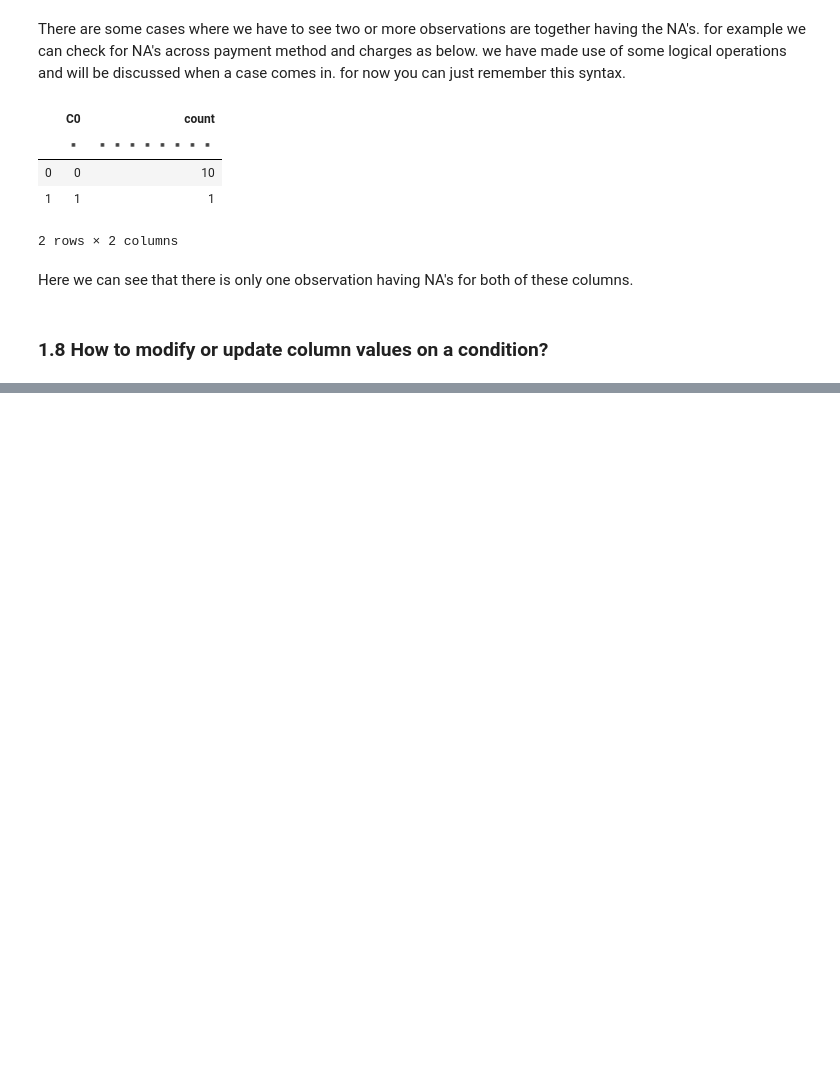
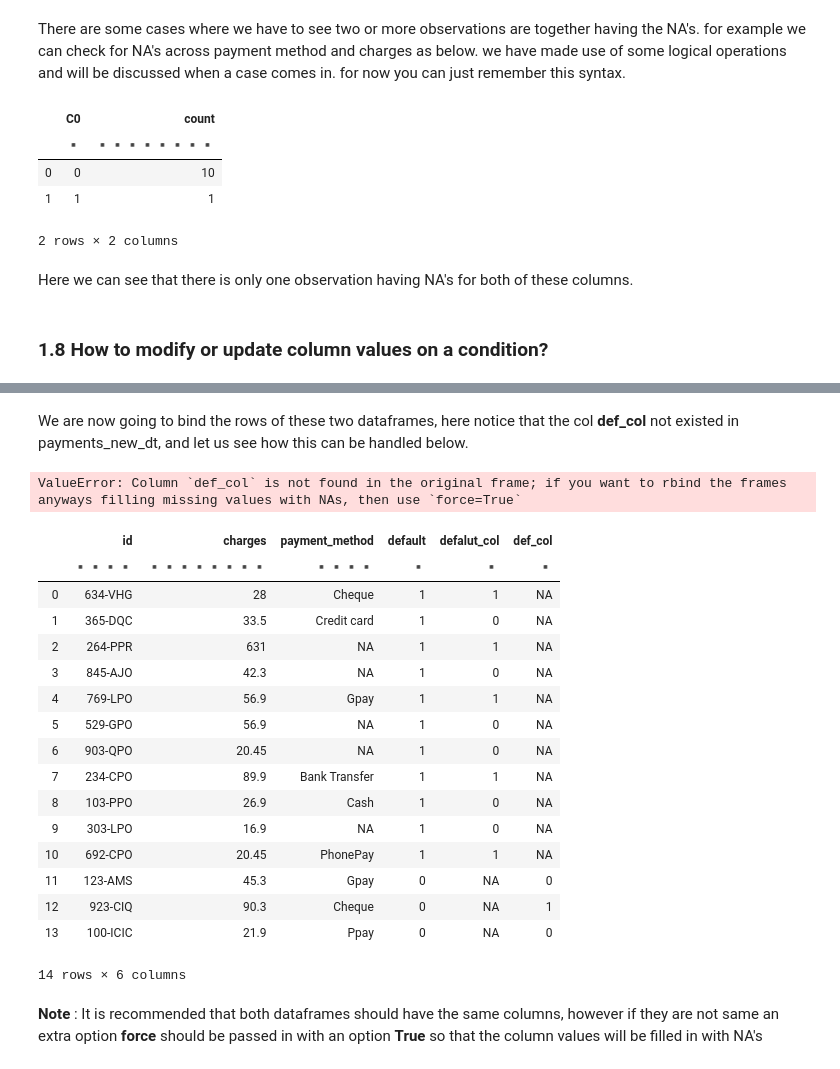
Before and after one commit to myamullaciencia/datatable_cook_book, a Jupyter notebook: py_datatable_faqs_so.ipynb, the cells around one changed output, grey strips where cells are left out. Drawn from its saved outputs; the diff is of its cells as text; code cells hidden in the pictures; blank space fills up the shorter version.

```diff
--- a/py_datatable_faqs_so.ipynb
+++ b/py_datatable_faqs_so.ipynb
@@ -630,0 +670,4 @@ payments_dt
+# %%
+payment_default = dt.Frame(defalut_col=[True,False,True,False,True,False,False,True,False,False,True])
+# %%
+payments_new_dt = dt.cbind(payments_dt,payment_default)
@@ -630,0 +724,14 @@ payments_dt
+# %%
+# a dictionary with 5 key values
+new_obs = {
+
+    'id' : ['123-AMS','923-CIQ','100-ICIC'],
+    'charges': [45.3,90.3,21.9],
+    'payment_method': ['Gpay','Cheque','Ppay'],
+    'default' : [False,False,False],
+    'def_col':[False,True,False]
+
+}
+# %%
+# new dataframe created
+payment_extra_dt = dt.Frame(new_obs)
@@ -630,0 +747,28 @@ payments_dt
+# %% [markdown]
+We are now going to bind the rows of these two dataframes, here notice that the col **def_col** not existed in payments_new_dt, and let us see how this can be handled  below.
+# %%
+dt.rbind(payments_new_dt,payment_extra_dt)
+# %% [output]
+ValueError: Column `def_col` is not found in the original frame; if you want to rbind the frames anyways filling missing values with NAs, then use `force=True`
+# %%
+dt.rbind(payments_new_dt,payment_extra_dt,force=True)
+# %% [output]
+|  | id | charges | payment_method | default | defalut_col | def_col |
+|  | ▪▪▪▪ | ▪▪▪▪▪▪▪▪ | ▪▪▪▪ | ▪ | ▪ | ▪ |
+| 0 | 634-VHG | 28 | Cheque | 1 | 1 | NA |
+| 1 | 365-DQC | 33.5 | Credit card | 1 | 0 | NA |
+| 2 | 264-PPR | 631 | NA | 1 | 1 | NA |
+| 3 | 845-AJO | 42.3 | NA | 1 | 0 | NA |
+| 4 | 769-LPO | 56.9 | Gpay | 1 | 1 | NA |
+| 5 | 529-GPO | 56.9 | NA | 1 | 0 | NA |
+| 6 | 903-QPO | 20.45 | NA | 1 | 0 | NA |
+| 7 | 234-CPO | 89.9 | Bank Transfer | 1 | 1 | NA |
+| 8 | 103-PPO | 26.9 | Cash | 1 | 0 | NA |
+| 9 | 303-LPO | 16.9 | NA | 1 | 0 | NA |
+| 10 | 692-CPO | 20.45 | PhonePay | 1 | 1 | NA |
+| 11 | 123-AMS | 45.3 | Gpay | 0 | NA | 0 |
+| 12 | 923-CIQ | 90.3 | Cheque | 0 | NA | 1 |
+| 13 | 100-ICIC | 21.9 | Ppay | 0 | NA | 0 |
+14 rows × 6 columns
+# %% [markdown]
+**Note** : It is recommended that both dataframes should have the same columns, however if they are not same an extra option **force** should be passed in with an option **True** so that the column values will be filled in with NA's
```
Also changed, not shown: parts of 25 cells of this notebook, 6 other files.
